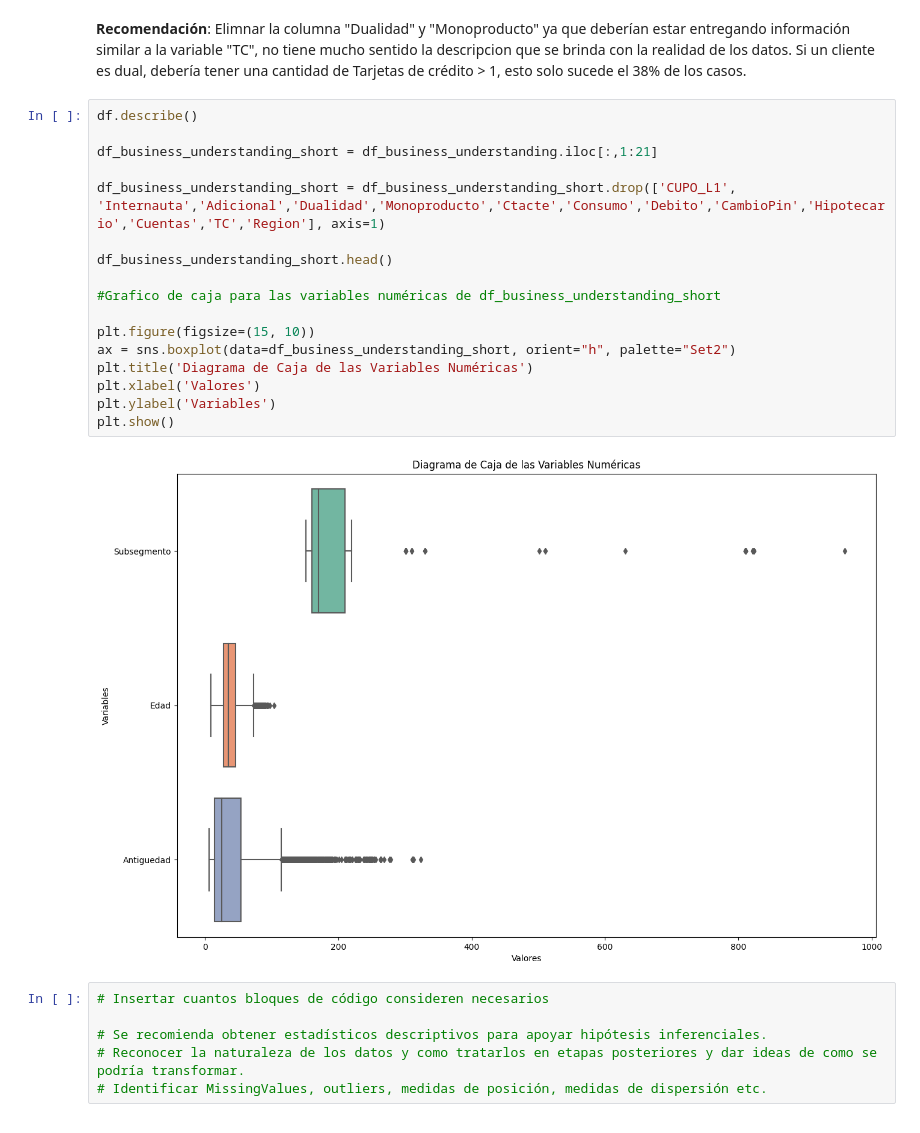
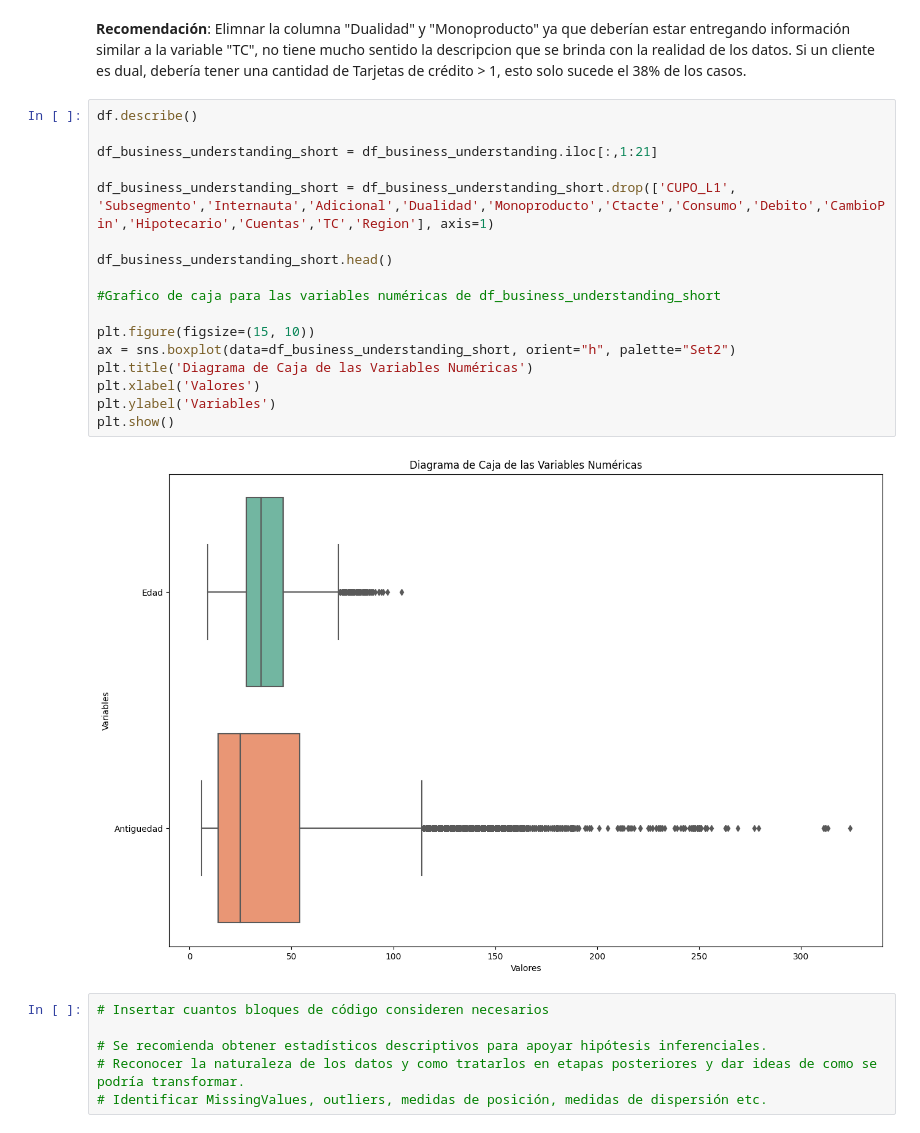
Before and after one commit to The-Shield-Team/SHIELD-ML-Monopoly, a Jupyter notebook: index.ipynb, the cells around one changed output. Saved outputs shown, nothing was run; the diff lists cells and outputs as text.

```diff
--- a/index.ipynb
+++ b/index.ipynb
@@ -231,22 +240,22 @@ accuaracy
 # %%
 df.describe()
 
 df_business_understanding_short = df_business_understanding.iloc[:,1:21]
 
-df_business_understanding_short = df_business_understanding_short.drop(['CUPO_L1', 'Internauta','Adicional','Dualidad','Monoproducto','Ctacte','Consumo','Debito','CambioPin','Hipotecario','Cuentas','TC','Region'], axis=1)
+df_business_understanding_short = df_business_understanding_short.drop(['CUPO_L1', 'Subsegmento','Internauta','Adicional','Dualidad','Monoproducto','Ctacte','Consumo','Debito','CambioPin','Hipotecario','Cuentas','TC','Region'], axis=1)
 
 df_business_understanding_short.head()
 
 #Grafico de caja para las variables numéricas de df_business_understanding_short
 
 plt.figure(figsize=(15, 10))
 ax = sns.boxplot(data=df_business_understanding_short, orient="h", palette="Set2")
 plt.title('Diagrama de Caja de las Variables Numéricas')
 plt.xlabel('Valores')
 plt.ylabel('Variables')
 plt.show()
 # %% [output]
-[figure, old version]
+[figure, new version]
 # %%
 # Insertar cuantos bloques de código consideren necesarios
 
```
Also changed, not shown: parts of 28 cells of this notebook.
